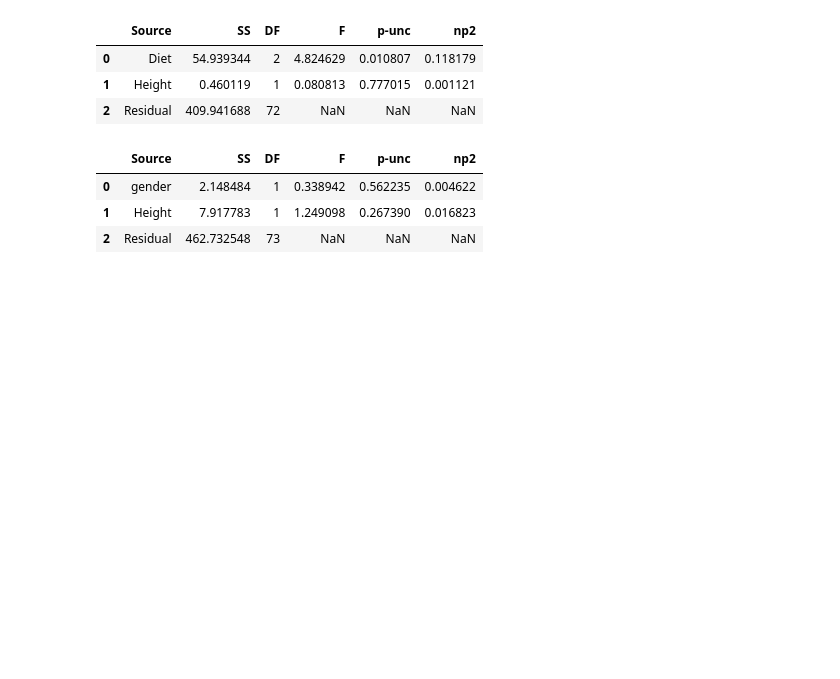
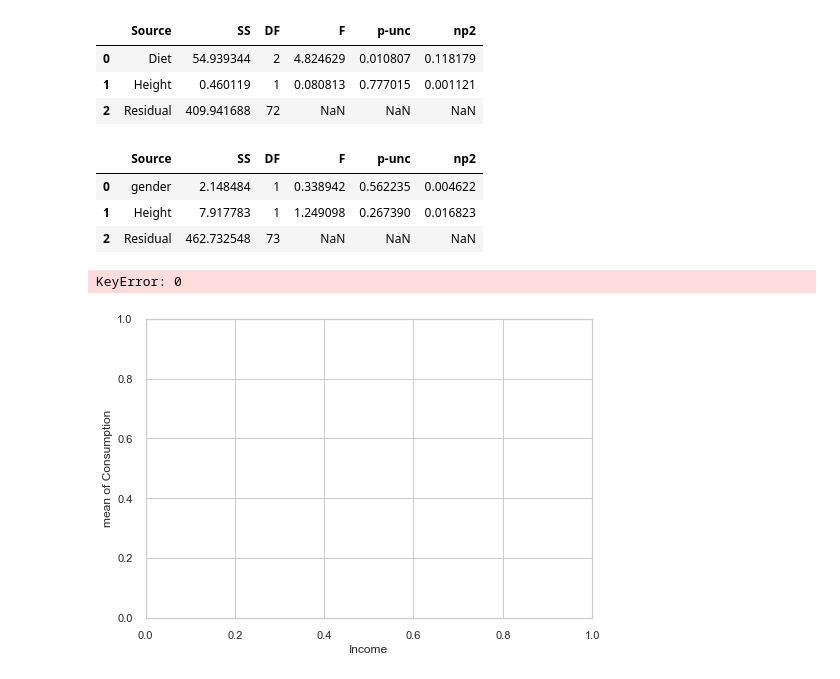
Before and after one commit to congltk1234/NhapMonKHDL, a Jupyter notebook: Đồ án PTDL/Thống kê suy diễn.ipynb, the cells around one changed output. Drawn from its saved outputs; the diff is of its cells as text; code cells hidden in the pictures; blank space fills up the shorter version.

```diff
--- a/Đồ án PTDL/Thống kê suy diễn.ipynb
+++ b/Đồ án PTDL/Thống kê suy diễn.ipynb
@@ -743,3 +762,8 @@ See the caveats in the documentation: https://pandas.pydata.org/pandas-docs/stab
+# %%
+from statsmodels.formula.api import ols
+from statsmodels.stats.anova import anova_lm
+Reg6 = ols(formula = "weightlost ~ gender + Diet", data = task6)
+Fit6 = Reg6.fit()
 # %%
 sns.set_theme(style="whitegrid")
 g=sns.barplot(x="Diet", y="weightlost", hue="gender", data=task6, palette=['pink','cyan'])
@@ -789,3 +813,11 @@ ancova(data=data7, dv='weightlost', covar='Height', between='gender')
 | 0 | gender | 2.148484 | 1 | 0.338942 | 0.562235 | 0.004622 |
 | 1 | Height | 7.917783 | 1 | 1.249098 | 0.267390 | 0.016823 |
 | 2 | Residual | 462.732548 | 73 | NaN | NaN | NaN |
+# %%
+from statsmodels.graphics.factorplots import interaction_plot
+
+fig = interaction_plot(x=task6['Diet'], trace=task6['gender'], response=Fit6.fittedvalues,
+             colors=['red','blue'], markers=['D','^'], ylabel='Consumption', xlabel='Income')
+# %% [output]
+KeyError: 0
+[figure, added]
```
Also changed, not shown: parts of 14 cells of this notebook, 23 other files.
